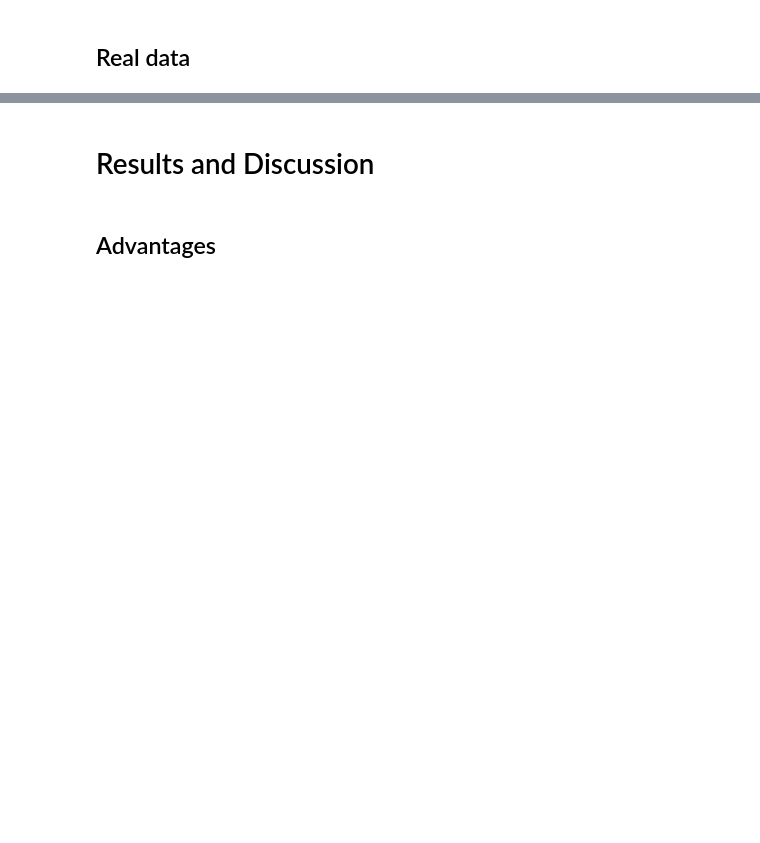
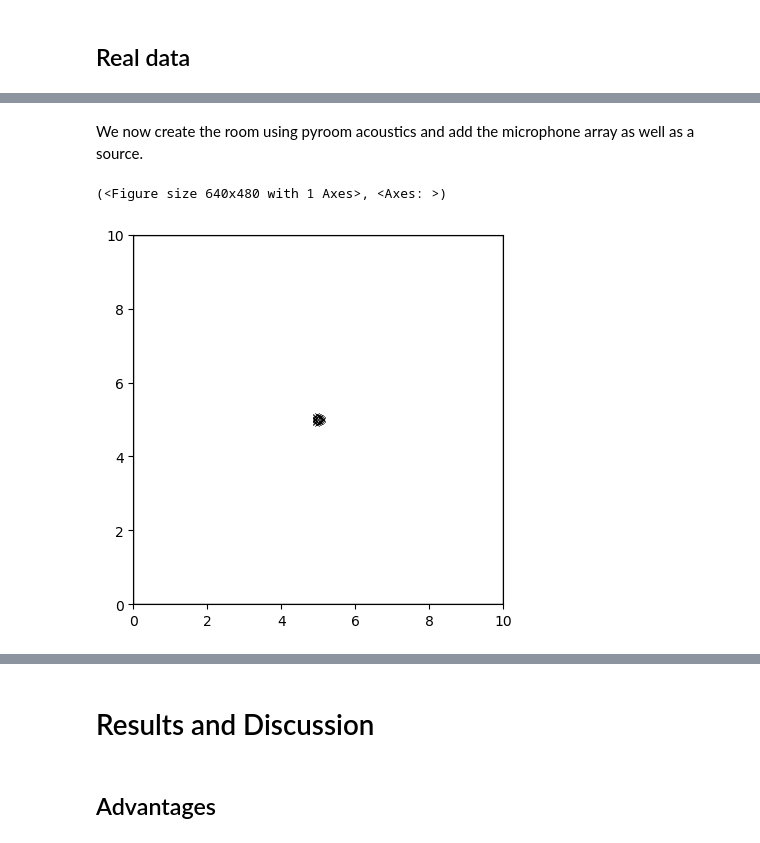
Before and after one commit to MichelDucartier/music_doa, a Jupyter notebook: MUSIC_simulated.ipynb, the cells around one changed output, grey strips where cells are left out. Cells and saved outputs as stored; diff of their text form; code cells hidden in the pictures; blank space fills up the shorter version.

```diff
--- a/MUSIC_simulated.ipynb
+++ b/MUSIC_simulated.ipynb
@@ -185,0 +196,4 @@ actual thetas:    [0.5 1. ]
+# %%
+fs, data = wavfile.read('res/arctic_a0010.wav')
+data_variance = np.var(data)
+IPython.display.Audio(data, rate=fs)
@@ -185,0 +215,19 @@ actual thetas:    [0.5 1. ]
+# %%
+# More constants
+sigma2 = 10.0 * data_variance
+distance = 3.  # meters
+# %% [markdown]
+We now create the room using pyroom acoustics and add the microphone array as well as a source.
+# %%
+room_dim = np.r_[10.,10.]
+aroom = pra.ShoeBox(room_dim, fs=fs, max_order=0, sigma2_awgn=sigma2)
+
+# Adding the microphones
+
+mics_coords = (microphone_2D_locations + room_dim / 2).T
+aroom.add_microphone_array(pra.MicrophoneArray(mics_coords, aroom.fs))
+
+aroom.plot()
+# %% [output]
+(<Figure size 640x480 with 1 Axes>, <Axes: >)
+[figure, added]
```
Also changed, not shown: parts of 31 cells of this notebook, 5 other files.
